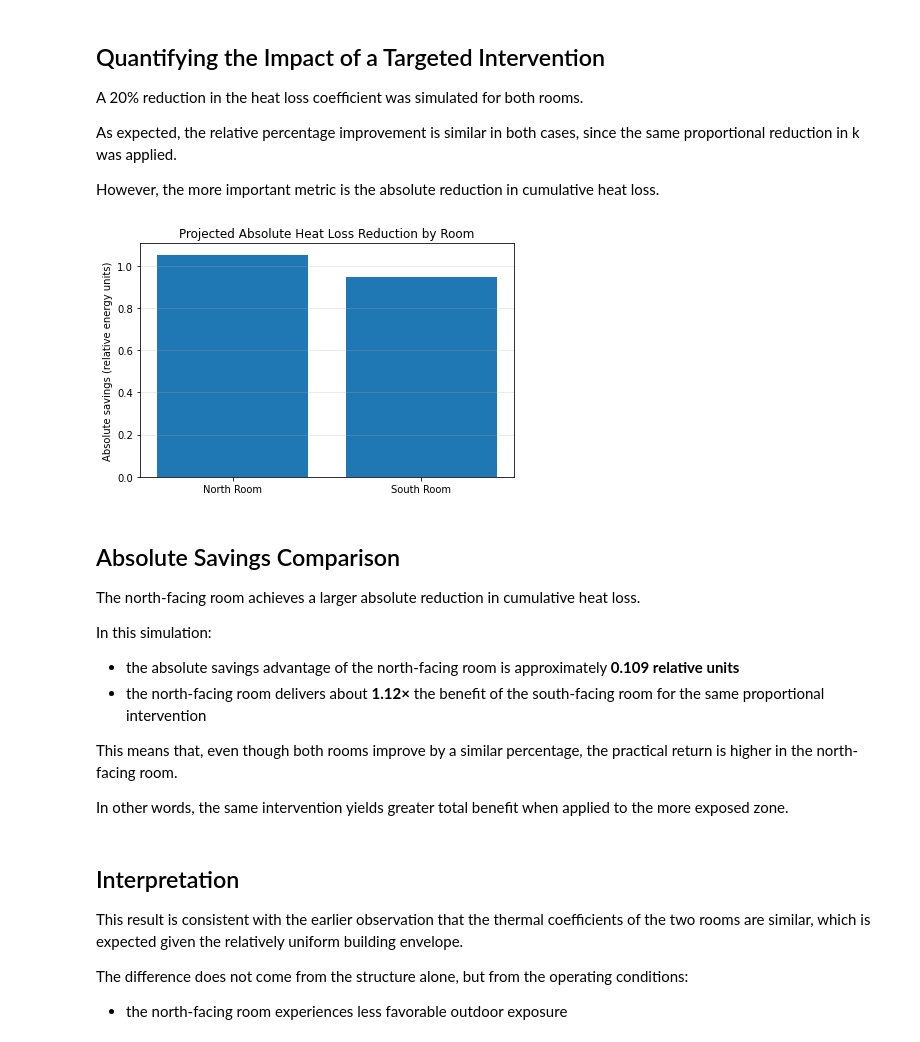
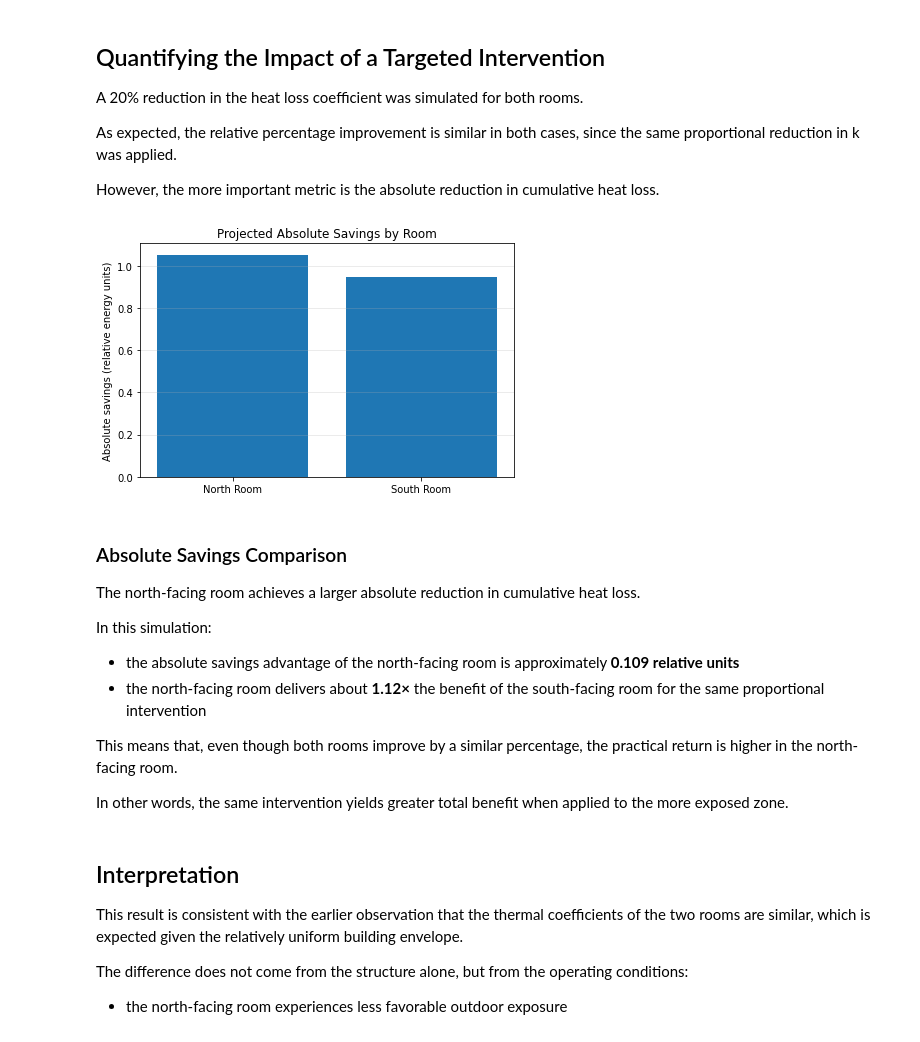
Before and after one commit to sotdousk/residential-thermal-digital-twin, a Jupyter notebook: notebooks/05_actionable_energy_insights.ipynb, the cells around one changed output. Saved outputs shown, nothing was run; the diff lists cells and outputs as text; code cells hidden in the pictures.

```diff
--- a/notebooks/05_actionable_energy_insights.ipynb
+++ b/notebooks/05_actionable_energy_insights.ipynb
@@ -303,19 +297,19 @@ However, the more important metric is the absolute reduction in cumulative heat
 # %%
 plt.figure(figsize=(6,4))
 plt.bar(
     ['North Room', 'South Room'],
     [savings_abs_north, savings_abs_south]
 )
-plt.title("Projected Absolute Heat Loss Reduction by Room")
+plt.title("Projected Absolute Savings by Room")
 plt.ylabel("Absolute savings (relative energy units)")
 plt.grid(True, axis='y', alpha=0.3)
 plt.tight_layout()
 
 plt.savefig("../reports/figures/05_actionable_energy_insights/absolute_savings_comparison.png", dpi=300, facecolor='white')
 # %% [output]
-[figure, old version]
+[figure, new version]
 # %% [markdown]
-## Absolute Savings Comparison
+### Absolute Savings Comparison
 
 The north-facing room achieves a larger absolute reduction in cumulative heat loss.
 
```
Also changed, not shown: parts of 12 cells of this notebook, 1 other file.
